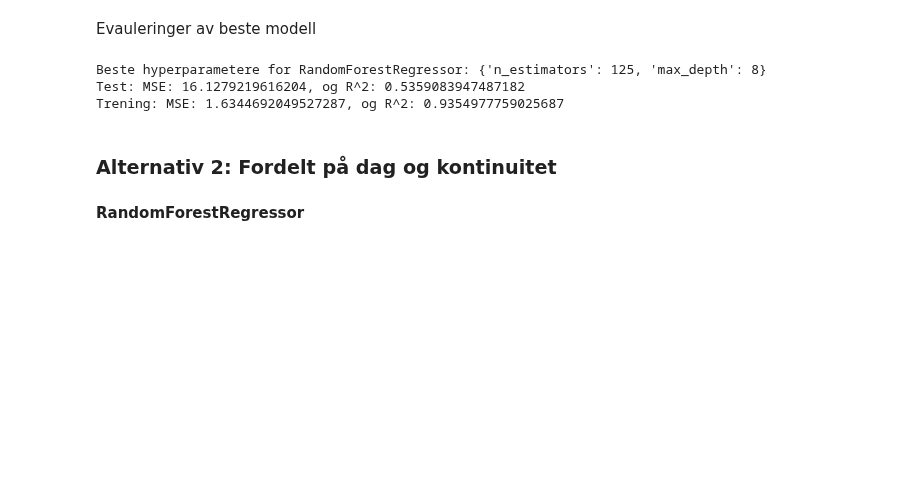
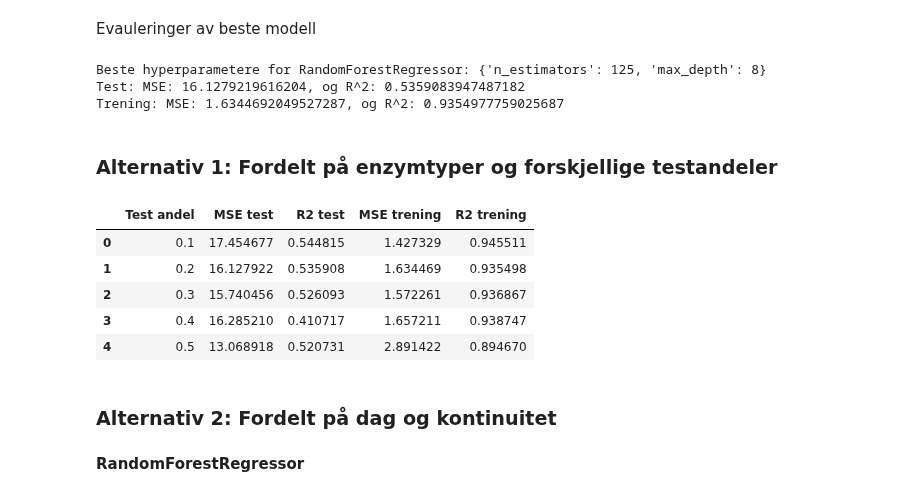
Before and after one commit to PreyPython123/Master-V24-Semiveiledet-Regresjon, a Jupyter notebook: Bioco_Collagen_Klassiske_Superveiledet_Regresjonsmetoder.ipynb, the cells around one changed output. Cells and saved outputs as stored; diff of their text form; code cells hidden in the pictures; blank space fills up the shorter version.

```diff
--- a/Bioco_Collagen_Klassiske_Superveiledet_Regresjonsmetoder.ipynb
+++ b/Bioco_Collagen_Klassiske_Superveiledet_Regresjonsmetoder.ipynb
@@ -104,7 +110,7 @@ random_seed = 123
 # %% [markdown]
 ## Alternativ 1: Fordelt på enzymtyper
 # %%
- def trening_testsett_oppdeling_enzym(df, test_size=0.2, random_seed=123):
+ def trening_testsett_oppdeling_enzym(df, test_andel=0.2, random_seed=123):
 
   # Responsvariabel
   responsvariabel = df.columns[-1]
@@ -123,7 +129,7 @@ random_seed = 123
   # Splitter trening og testdata etter enzymtype
   trening_markert, test_markert, _, _ = train_test_split(data_markert,
                                                          enzymtyper,
-                                                         test_size=test_size,
+                                                         test_size=test_andel,
                                                          stratify=enzymtyper,
                                                          random_state=random_seed)
 
@@ -268,3 +274,5 @@ print("Trening: MSE: {}, og R^2: {}".format(mse_trening_resultat, r2_trening_res
 Beste hyperparametere for RandomForestRegressor: {'n_estimators': 125, 'max_depth': 8}
 Test: MSE: 16.1279219616204, og R^2: 0.5359083947487182
 Trening: MSE: 1.6344692049527287, og R^2: 0.9354977759025687
+# %% [markdown]
+### Alternativ 1: Fordelt på enzymtyper og forskjellige testandeler
@@ -271,3 +346,12 @@ Trening: MSE: 1.6344692049527287, og R^2: 0.9354977759025687
+# %%
+collagen_rrf_resultater_enzym
+# %% [output]
+|  | Test andel | MSE test | R2 test | MSE trening | R2 trening |
+| 0 | 0.1 | 17.454677 | 0.544815 | 1.427329 | 0.945511 |
+| 1 | 0.2 | 16.127922 | 0.535908 | 1.634469 | 0.935498 |
+| 2 | 0.3 | 15.740456 | 0.526093 | 1.572261 | 0.936867 |
+| 3 | 0.4 | 16.285210 | 0.410717 | 1.657211 | 0.938747 |
+| 4 | 0.5 | 13.068918 | 0.520731 | 2.891422 | 0.894670 |
 # %% [markdown]
 ### Alternativ 2: Fordelt på dag og kontinuitet
 # %%
```
Also changed, not shown: parts of 6 cells of this notebook.
